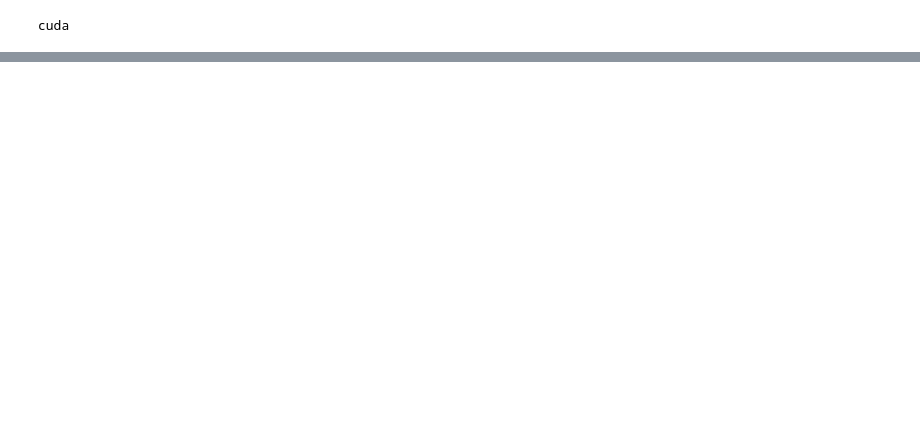
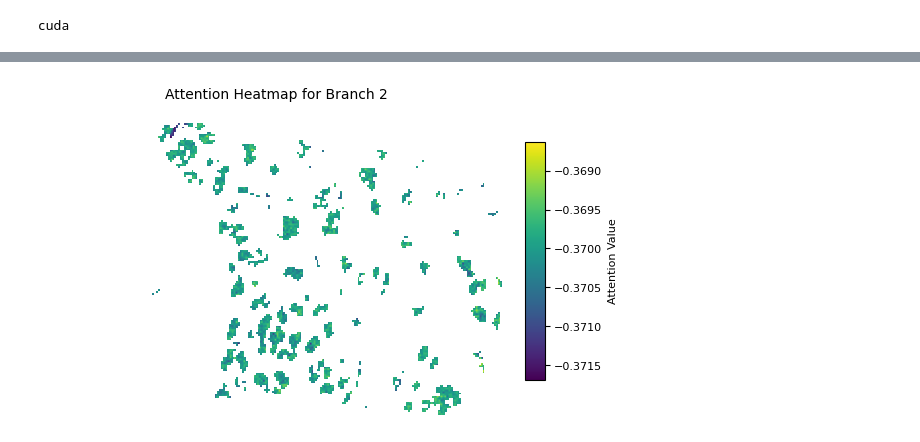
Before and after one commit to SiyuanChen726/BreastAgeNet, a Jupyter notebook: vis_attention_heatmep.ipynb, the cells around one changed output, grey strips where cells are left out. Saved outputs shown, nothing was run; the diff lists cells and outputs as text; code cells hidden in the pictures; blank space fills up the shorter version.

```diff
--- a/vis_attention_heatmep.ipynb
+++ b/vis_attention_heatmep.ipynb
@@ -81,0 +83,5 @@ show_WSI_attnMap(img, branch=2, vmin=None, vmax=None, save_path=None)
+# %%
+img = get_branch_attn(df, branch = 1)
+show_WSI_attnMap(img, branch=2, vmin=None, vmax=None, save_path=None)
+# %% [output]
+[figure, added]
```
Also changed, not shown: parts of 12 cells of this notebook.
